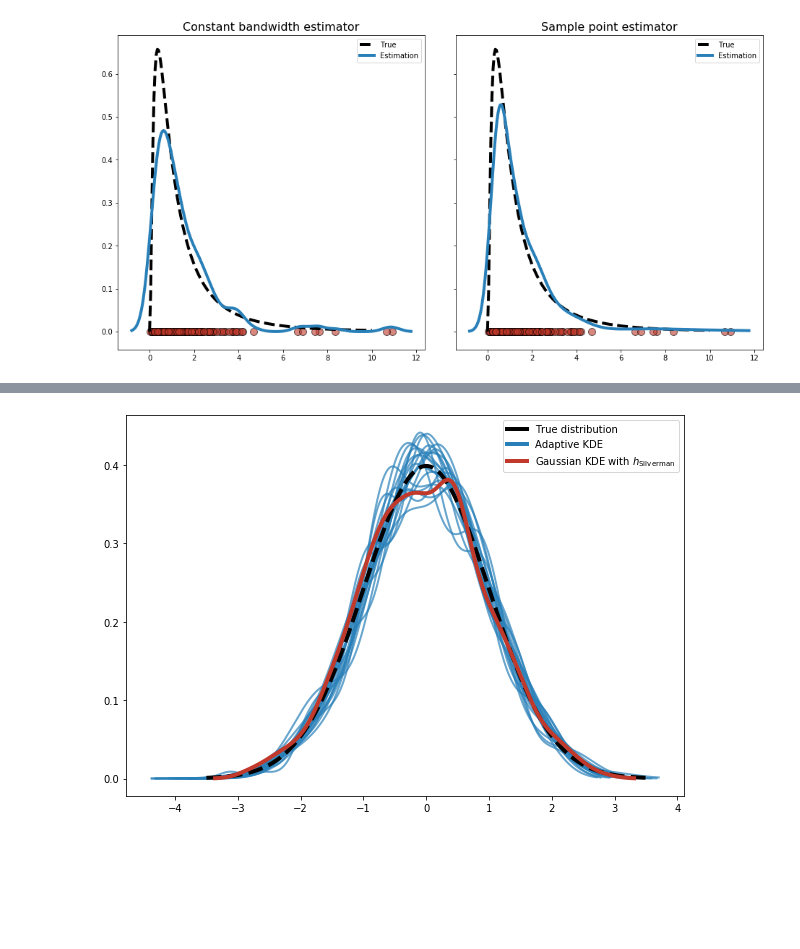
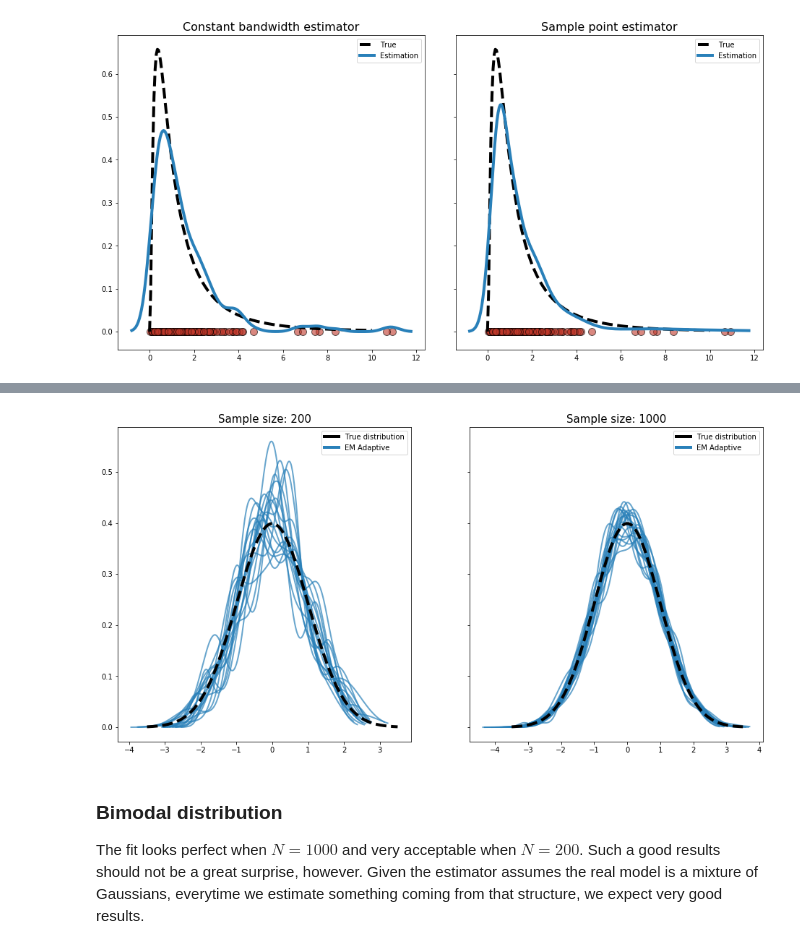
Before and after one commit to tomicapretto/density_estimation, a Jupyter notebook: notebooks/04_adaptive_bandwidth_kde.ipynb, the cells around one changed output, grey strips where cells are left out. Saved outputs shown, nothing was run; the diff lists cells and outputs as text; code cells hidden in the pictures; blank space fills up the shorter version.

Commit message:
Completed notebook 4 and slightly modified notebook 1.
* Added illustrative example to notebook 1.
* Completed the derivation of the EM and EM in gaussian mixtures.

```diff
--- a/notebooks/04_adaptive_bandwidth_kde.ipynb
+++ b/notebooks/04_adaptive_bandwidth_kde.ipynb
@@ -496,22 +562,21 @@ def em_kde(x, gauss_n=None, grid_len=None, extend=True, iter_max=200, tol=0.005,
 
     Details (personal reminder)
     -------
-    gauss_n: Number of gaussians components/kernels in the mixture
-    gauss_w: Probability/weight of each gaussian components/kernels
-    mean: Means of gaussian components/kernels
-    variance: Variances of gaussian components/kernels
+    gauss_n: Number of Gaussians components/kernels in the mixture
+    gauss_w: Probability/weight of each Gaussian component/kernel
+    mean: Means of Gaussians components/kernels
+    variance: Variances of Gaussian components/kernels
     llh_matrix: (x_len, gauss_n) matrix containing each data point log-likelihood contribution
     curr_llh: Current log-likelihood of the data under the model
     prev_llh: Previous log-likelihood of the data under the model
     max_llh : Maximum log-likelihood for each data point
-    joint_probs: Joint probability of each data point and each gaussian component (*)
+    joint_probs: Joint probability of each data point and each Gaussian component (*)
     pdf: Probability density function for each data point (*)
     logpdf: Logarithm of the probability density function for each data point
-    resp: Each data point reponsabilities on each gaussian components/kernels
+    resp: Each data point reponsabilities on each Gaussian component/kernel
 
     (*) They are not extrictly the joint probabilities and probability density function respectively.
-        However, since they were both calculated with the data after subtracting `max_llh`,
-        the quotient works as desired.
+        However, the quotient `joint_probs / pdf` works as desired.
     """
 
     # Calculate preliminary values
@@ -602,4 +667,4 @@ def em_kde(x, gauss_n=None, grid_len=None, extend=True, iter_max=200, tol=0.005,
 
     return grid, pdf
 
-# (1) gauss_w /= np.sum(gauss_w) is an alternative and gives the same result.
+# (1) gauss_w /= np.sum(gauss_w) is a slower alternative that gives the same result.
@@ -606,21 +681,26 @@ def em_kde(x, gauss_n=None, grid_len=None, extend=True, iter_max=200, tol=0.005,
 # %%
 np.random.seed(1234)
-colors = ["black", DARK_BLUE, DARK_RED]
-labels = ["True distribution", "Adaptive KDE", r"Gaussian KDE with $h_{\mathrm{Silverman}}$"]
+colors = ["black", DARK_BLUE]
+labels = ["True distribution", "EM Adaptive"]
 lines = [Line2D([0], [0], color=c, linewidth=4) for c in colors]
 
 x_grid = np.linspace(-3.5, 3.5, 500)
-for i in range(20):
-    rvs = np.random.normal(size=1000)
-    x_kde, y_kde = em_kde(rvs)
-    plt.plot(x_kde, y_kde, linewidth=2, color=DARK_BLUE, alpha=0.7)
+fig, axes = plt.subplots(1, 2, figsize = (16, 8), sharey=True)
 
-plt.plot(x_grid, stats.norm.pdf(x_grid), linewidth=4, linestyle="--", color="black")
-x_kde, y_kde = convolution_kde(rvs)
-plt.plot(x_kde, y_kde, linewidth=4, color=DARK_RED)
-plt.legend(lines, labels);
+for ax, size in zip([0, 1], [200, 1000]):
+    for i in range(20):
+        rvs = np.random.normal(size=size)
+        x_kde, y_kde = em_kde(rvs)
+        axes[ax].plot(x_kde, y_kde, linewidth=2, color=DARK_BLUE, alpha=0.7)
+    axes[ax].plot(x_grid, stats.norm.pdf(x_grid), linewidth=4, linestyle="--", color="black")
+    axes[ax].set_title('Sample size: ' + str(size), size=15)
+    axes[ax].legend(lines, labels);
 # %% [output]
-[figure, old version]
+[figure, new version]
+# %% [markdown]
+### Bimodal distribution
+
+The fit looks perfect when $N=1000$ and very acceptable when $N=200$. Such a good results should not be a great surprise, however. Given the estimator assumes the real model is a mixture of Gaussians, everytime we estimate something coming from that structure, we expect very good results.
 # %%
 np.random.seed(1234)
 mean = [0, 5]
```
Also changed, not shown: parts of 17 cells of this notebook, 2 other files.
